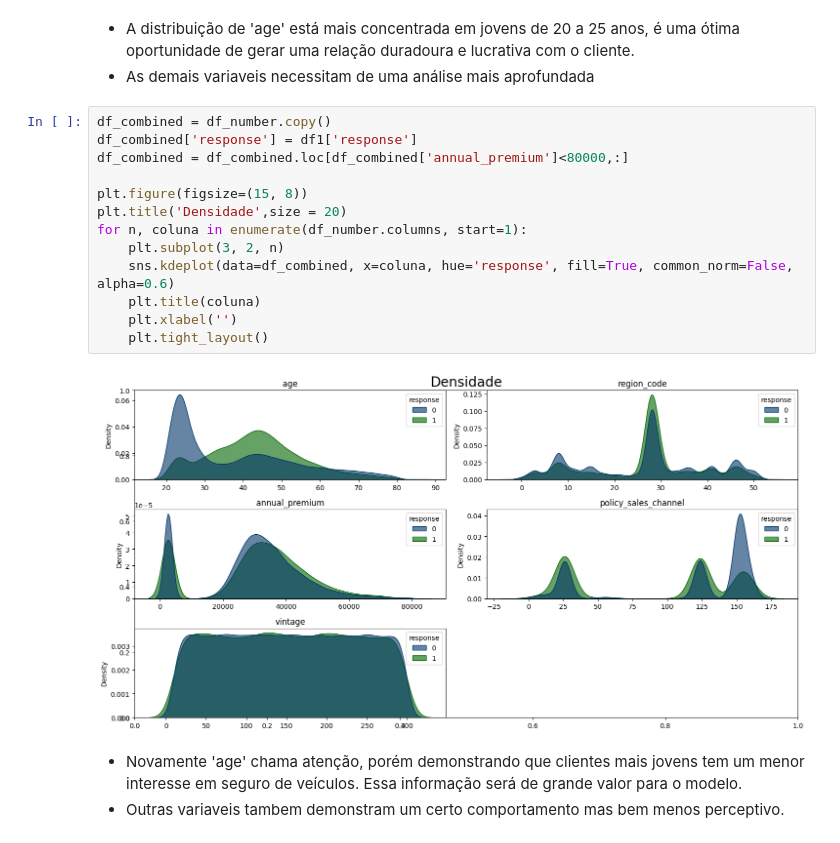
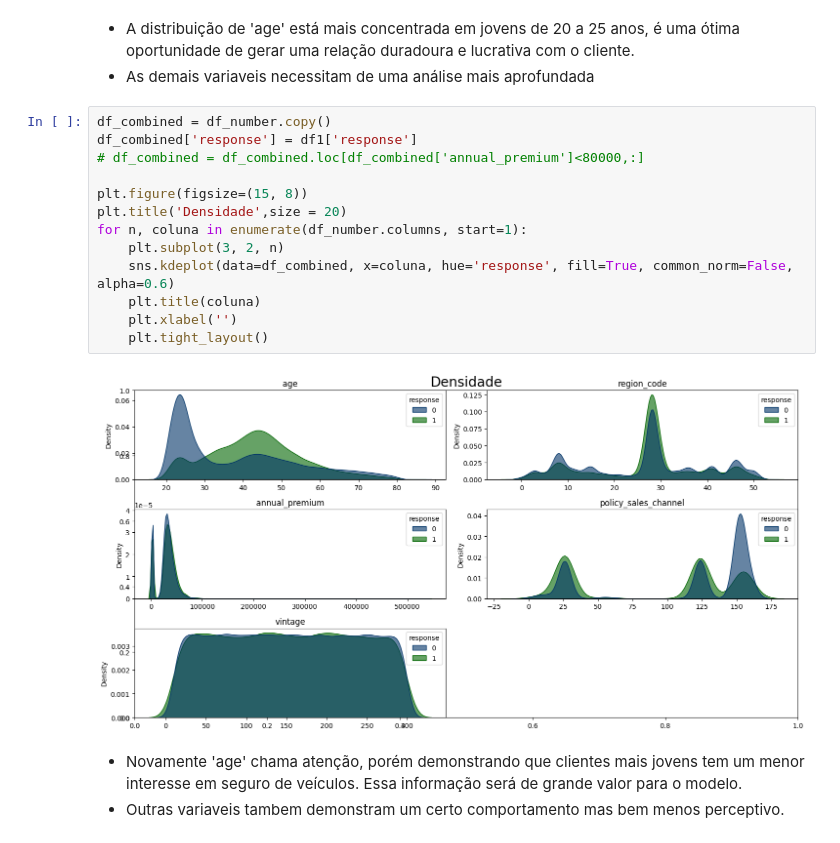
Before and after one commit to RafaelLuckner/Propensao_Compra, a Jupyter notebook: propensao_projeto.ipynb, the cells around one changed output. Drawn from its saved outputs; the diff is of its cells as text.

```diff
--- a/propensao_projeto.ipynb
+++ b/propensao_projeto.ipynb
@@ -354,18 +354,18 @@ for n, coluna in enumerate(df_number.columns, start=1):
 # %%
 df_combined = df_number.copy()
 df_combined['response'] = df1['response']
-df_combined = df_combined.loc[df_combined['annual_premium']<80000,:]
+# df_combined = df_combined.loc[df_combined['annual_premium']<80000,:]
 
 plt.figure(figsize=(15, 8))
 plt.title('Densidade',size = 20)
 for n, coluna in enumerate(df_number.columns, start=1):
     plt.subplot(3, 2, n)
     sns.kdeplot(data=df_combined, x=coluna, hue='response', fill=True, common_norm=False, alpha=0.6)
     plt.title(coluna)
     plt.xlabel('')
     plt.tight_layout()
 # %% [output]
-[figure, old version]
+[figure, new version]
 # %% [markdown]
 - Novamente 'age' chama atenção, porém demonstrando que clientes mais jovens tem um menor interesse em seguro de veículos. Essa informação será de grande valor para o modelo.
 - Outras variaveis tambem demonstram um certo comportamento mas bem menos perceptivo.
```
Also changed, not shown: parts of 11 cells of this notebook.
